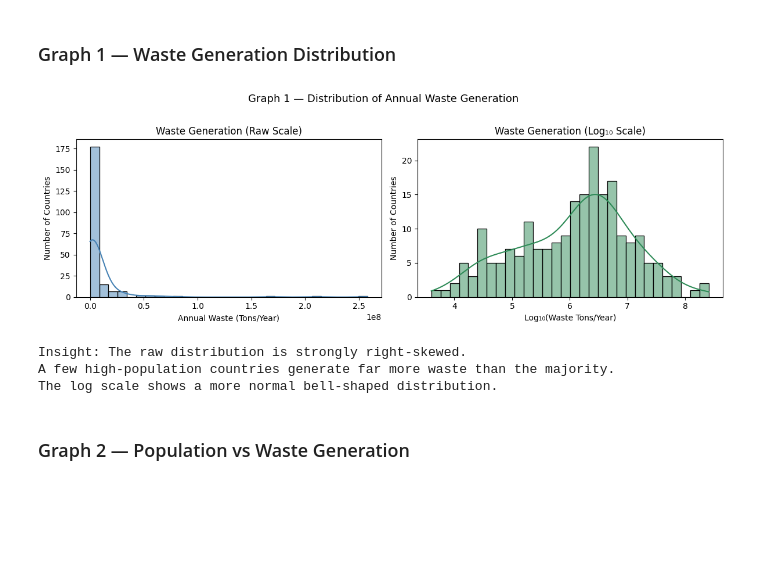
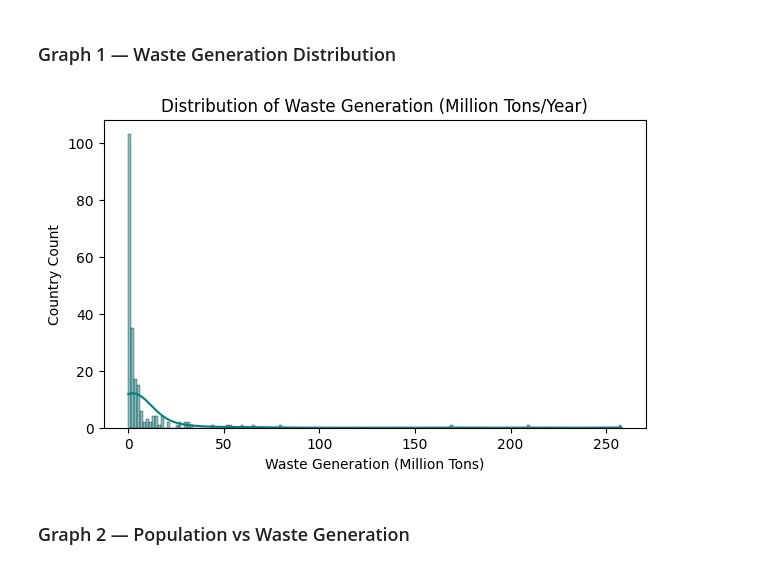
Before and after one commit to sakshi1013-coder/WasteManagement-ML, a Jupyter notebook: Waste_Generation_Analysis.ipynb, the cells around one changed output. Saved outputs shown, nothing was run; the diff lists cells and outputs as text; code cells hidden in the pictures; blank space fills up the shorter version.

```diff
--- a/Waste_Generation_Analysis.ipynb
+++ b/Waste_Generation_Analysis.ipynb
@@ -208,0 +107,18 @@ Rows removed: 2
+# %%
+# 1. Rename columns to simple names
+df = df.rename(columns={
+    "total_msw_total_msw_generated_tons_year": "waste_tons",
+    "population_population_number_of_people": "population",
+    "composition_food_organic_waste_percent": "organic_pct",
+    "composition_glass_percent": "glass_pct",
+    "composition_metal_percent": "metal_pct",
+    "composition_other_percent": "other_pct",
+    "composition_paper_cardboard_percent": "paper_pct",
+    "composition_plastic_percent": "plastic_pct",
+    "income_id": "income",
+    "region_id": "region"
+})
+
+# 2. Drop rows where target is missing
+df = df.dropna(subset=["waste_tons"]).reset_index(drop=True)
+print("Remaining rows:", len(df))
@@ -209,19 +127,6 @@ Rows removed: 2
 # %%
-# Step 2 — Create a classification target: Low / Medium / High waste tier.
-# We use data-driven tertiles (33rd and 67th percentiles) so the three
-# classes are equally balanced regardless of the data distribution.
-
-df["waste_tier"], cutoffs = pd.qcut(
-    df["waste_tons"], q=3,
-    labels=["Low", "Medium", "High"],
-    retbins=True
-)
-
-print("Waste tier cutoffs (tons/year):")
-print(f"  Low    : up to       {cutoffs[1]:>15,.0f}")
-print(f"  Medium : {cutoffs[1]:>15,.0f}  to {cutoffs[2]:>15,.0f}")
-print(f"  High   : above       {cutoffs[2]:>15,.0f}")
-
-print("\nTier counts:")
+# 3. Create 3-class target: Low, Medium, High waste tier
+df["waste_tier"] = pd.qcut(df["waste_tons"], q=3, labels=["Low", "Medium", "High"])
+print("Waste tier counts:")
 print(df["waste_tier"].value_counts())
 # %% [output]
@@ -331,30 +173,14 @@ Final feature matrix shape — Test : (43, 19)
 ## 5. Exploratory Data Analysis
 # %% [markdown]
 ### Graph 1 — Waste Generation Distribution
-# %%
-fig, axes = plt.subplots(1, 2, figsize=(12, 4))
-
-sns.histplot(df["waste_tons"].dropna(), bins=30, kde=True, color="steelblue", ax=axes[0])
-axes[0].set_title("Waste Generation (Raw Scale)")
-axes[0].set_xlabel("Annual Waste (Tons/Year)")
-axes[0].set_ylabel("Number of Countries")
-
-sns.histplot(np.log10(df["waste_tons"].dropna()), bins=30, kde=True, color="seagreen", ax=axes[1])
-axes[1].set_title("Waste Generation (Log₁₀ Scale)")
-axes[1].set_xlabel("Log₁₀(Waste Tons/Year)")
-axes[1].set_ylabel("Number of Countries")
-
-plt.suptitle("Graph 1 — Distribution of Annual Waste Generation", fontsize=13, y=1.02)
-plt.tight_layout()
-plt.show()
-
-print("Insight: The raw distribution is strongly right-skewed.")
-print("A few high-population countries generate far more waste than the majority.")
-print("The log scale shows a more normal bell-shaped distribution.")
-# %% [output]
-[figure, removed]
-Insight: The raw distribution is strongly right-skewed.
-A few high-population countries generate far more waste than the majority.
-The log scale shows a more normal bell-shaped distribution.
+# %%
+plt.figure(figsize=(7, 4))
+sns.histplot(df["waste_tons"] / 1e6, kde=True, color="teal")
+plt.title("Distribution of Waste Generation (Million Tons/Year)")
+plt.xlabel("Waste Generation (Million Tons)")
+plt.ylabel("Country Count")
+plt.show()
+# %% [output]
+[figure, added]
 # %% [markdown]
 ### Graph 2 — Population vs Waste Generation
```
Also changed, not shown: parts of 124 cells of this notebook.
